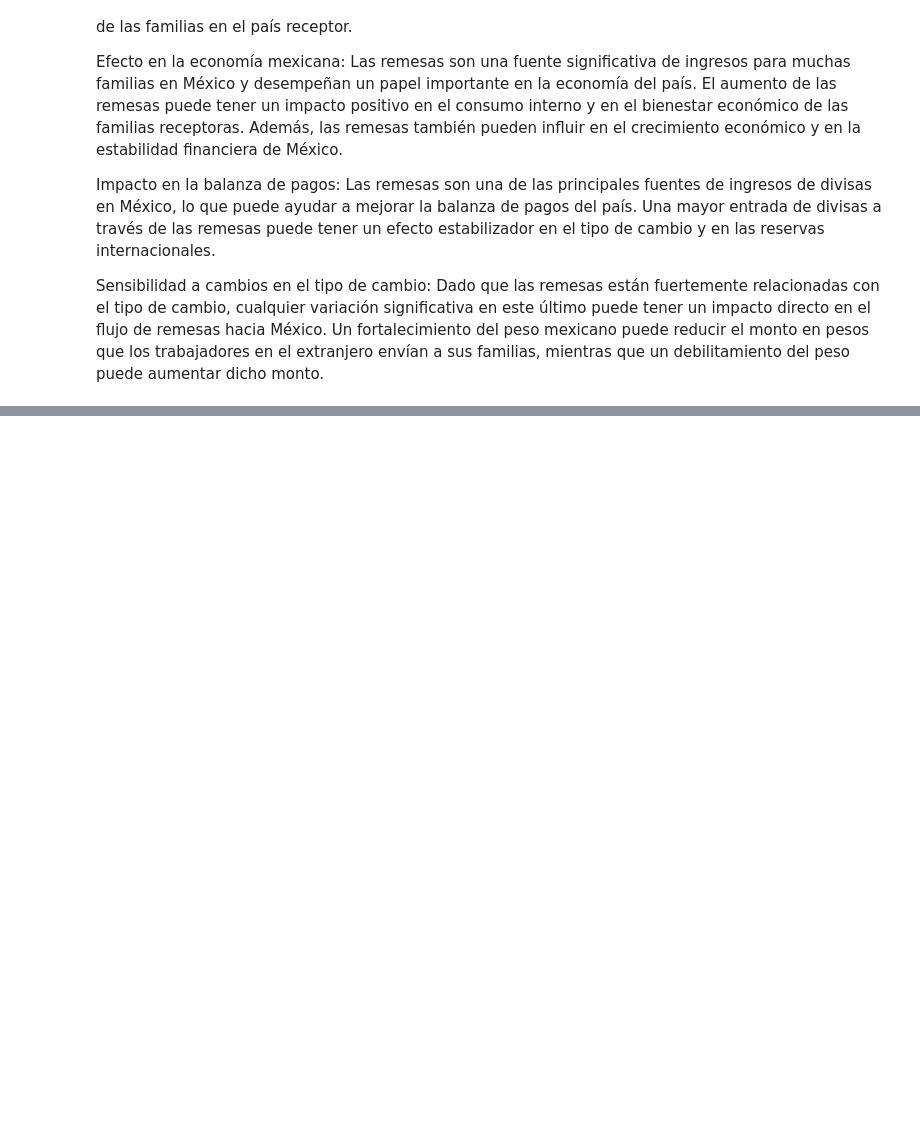
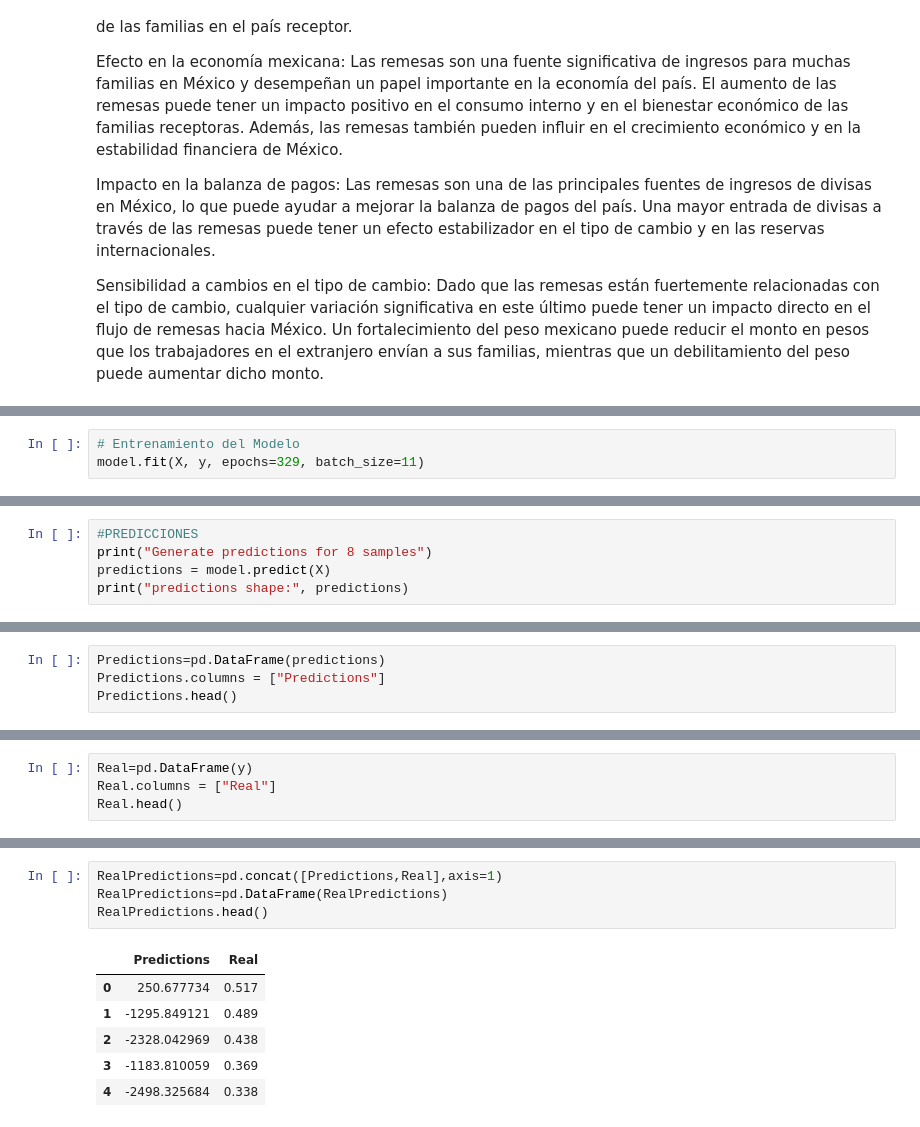
Before and after one commit to erickgt00/Deep-Learning, a Jupyter notebook: Practicas/ProyectoFinal.ipynb, the cells around one changed output, grey strips where cells are left out. Cells and saved outputs as stored; diff of their text form; blank space fills up the shorter version.

```diff
--- a/Practicas/ProyectoFinal.ipynb
+++ b/Practicas/ProyectoFinal.ipynb
@@ -300,0 +278,3 @@ Sensibilidad a cambios en el tipo de cambio: Dado que las remesas están fuertem
+# %%
+# Entrenamiento del Modelo
+model.fit(X, y, epochs=329, batch_size=11)
@@ -300,0 +300,5 @@ Sensibilidad a cambios en el tipo de cambio: Dado que las remesas están fuertem
+# %%
+#PREDICCIONES
+print("Generate predictions for 8 samples")
+predictions = model.predict(X)
+print("predictions shape:", predictions)
@@ -300,0 +323,4 @@ Sensibilidad a cambios en el tipo de cambio: Dado que las remesas están fuertem
+# %%
+Predictions=pd.DataFrame(predictions)
+Predictions.columns = ["Predictions"]
+Predictions.head()
@@ -300,0 +334,4 @@ Sensibilidad a cambios en el tipo de cambio: Dado que las remesas están fuertem
+# %%
+Real=pd.DataFrame(y)
+Real.columns = ["Real"]
+Real.head()
@@ -300,0 +345,11 @@ Sensibilidad a cambios en el tipo de cambio: Dado que las remesas están fuertem
+# %%
+RealPredictions=pd.concat([Predictions,Real],axis=1)
+RealPredictions=pd.DataFrame(RealPredictions)
+RealPredictions.head()
+# %% [output]
+|  | Predictions | Real |
+| 0 | 250.677734 | 0.517 |
+| 1 | -1295.849121 | 0.489 |
+| 2 | -2328.042969 | 0.438 |
+| 3 | -1183.810059 | 0.369 |
+| 4 | -2498.325684 | 0.338 |
```
Also changed, not shown: parts of 27 cells of this notebook.
